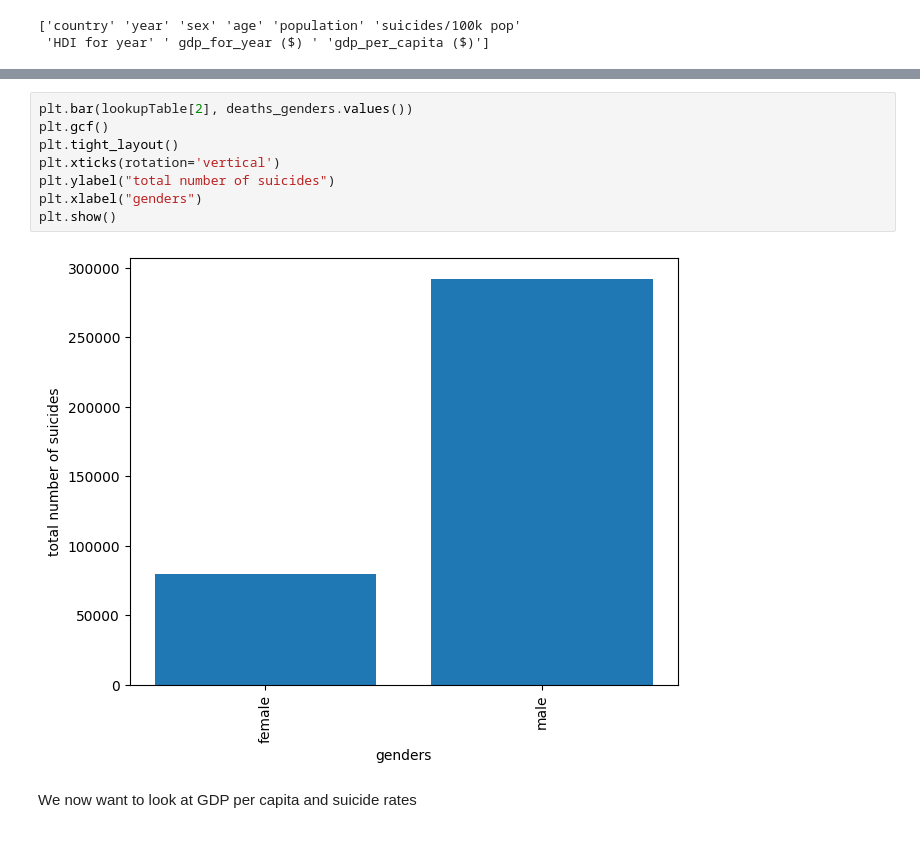
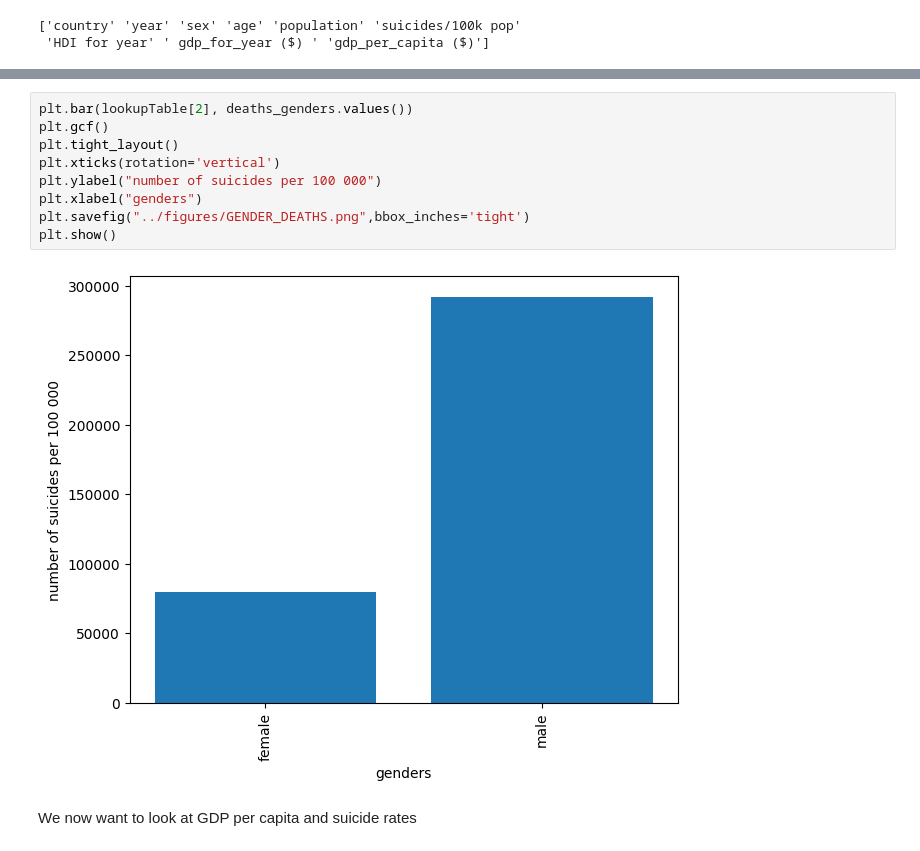
Before and after one commit to erlend1202/FYS-STK4155_ExtraProject, a Jupyter notebook: src/main.ipynb, the cells around one changed output, grey strips where cells are left out. Saved outputs shown, nothing was run; the diff lists cells and outputs as text.

```diff
--- a/src/main.ipynb
+++ b/src/main.ipynb
@@ -379,12 +389,13 @@ plt.show()
 # %%
 plt.bar(lookupTable[2], deaths_genders.values())
 plt.gcf()
 plt.tight_layout()
 plt.xticks(rotation='vertical')
-plt.ylabel("total number of suicides")
+plt.ylabel("number of suicides per 100 000")
 plt.xlabel("genders")
+plt.savefig("../figures/GENDER_DEATHS.png",bbox_inches='tight')
 plt.show()
 # %% [output]
-[figure, old version]
+[figure, new version]
 # %% [markdown]
 We now want to look at GDP per capita and suicide rates
```
Also changed, not shown: parts of 20 cells of this notebook, 12 other files.
